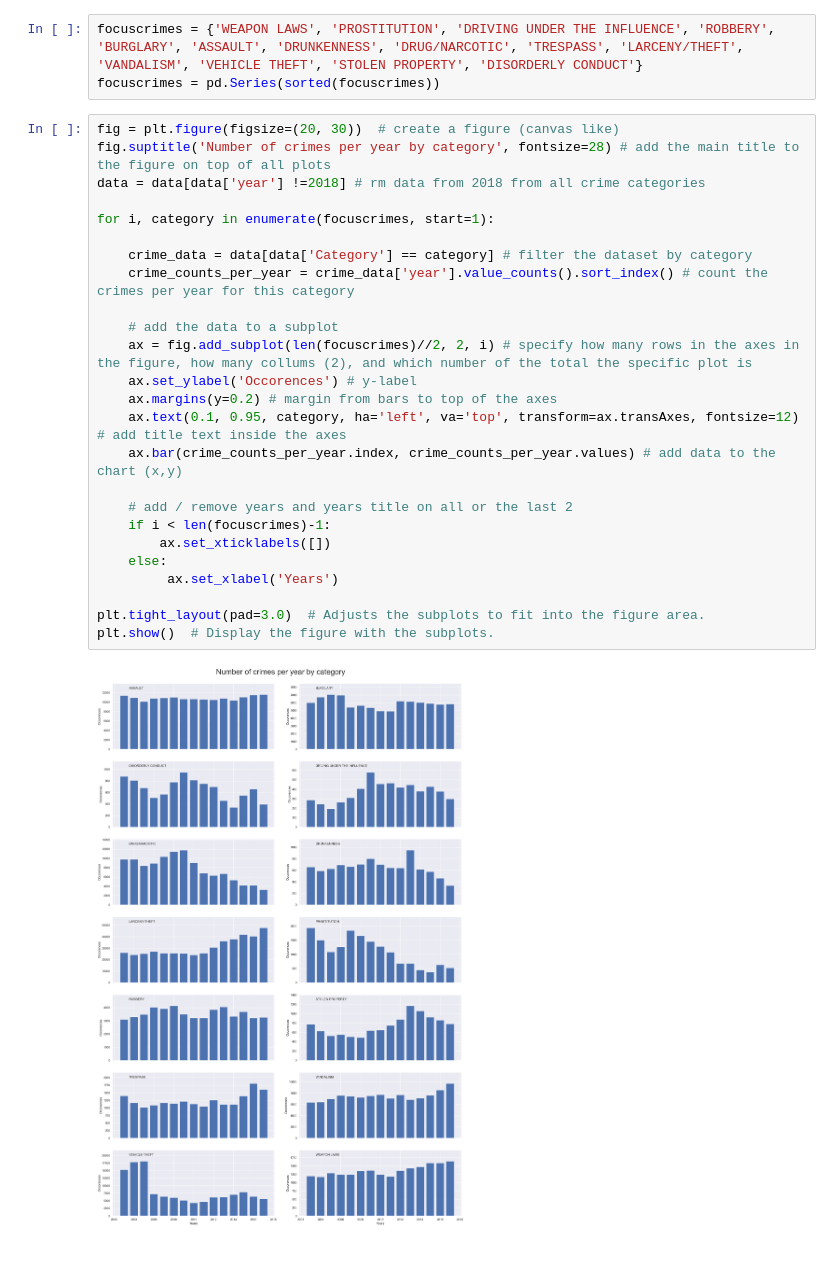
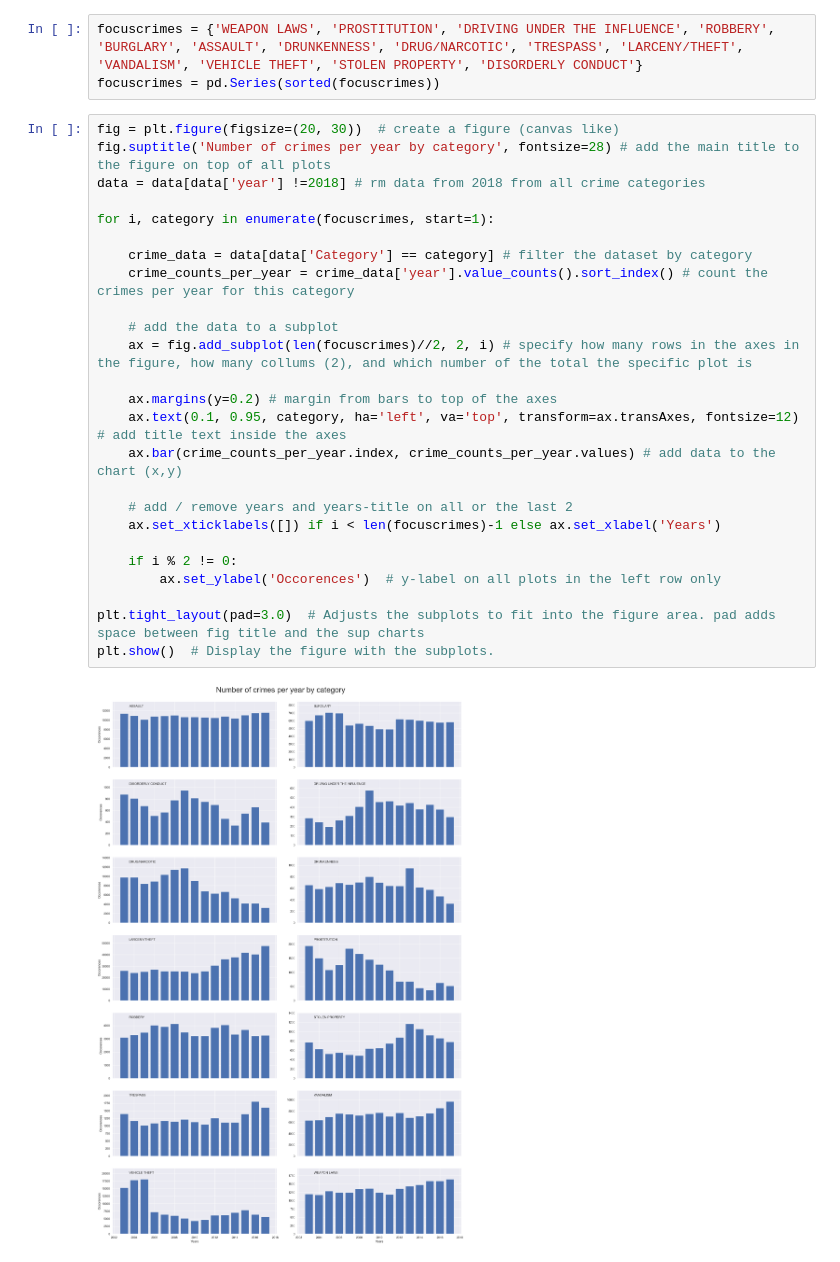
Before and after one commit to clbokea/socialdata2024, a Jupyter notebook: clbo/exercises.ipynb, the cells around one changed output. Drawn from its saved outputs; the diff is of its cells as text.

```diff
--- a/clbo/exercises.ipynb
+++ b/clbo/exercises.ipynb
@@ -213,27 +213,27 @@ focuscrimes = pd.Series(sorted(focuscrimes))
 # %%
 fig = plt.figure(figsize=(20, 30))  # create a figure (canvas like)
 fig.suptitle('Number of crimes per year by category', fontsize=28) # add the main title to the figure on top of all plots
 data = data[data['year'] !=2018] # rm data from 2018 from all crime categories
 
 for i, category in enumerate(focuscrimes, start=1):
 
     crime_data = data[data['Category'] == category] # filter the dataset by category
     crime_counts_per_year = crime_data['year'].value_counts().sort_index() # count the crimes per year for this category
 
     # add the data to a subplot
     ax = fig.add_subplot(len(focuscrimes)//2, 2, i) # specify how many rows in the axes in the figure, how many collums (2), and which number of the total the specific plot is
-    ax.set_ylabel('Occorences') # y-label
+
     ax.margins(y=0.2) # margin from bars to top of the axes
     ax.text(0.1, 0.95, category, ha='left', va='top', transform=ax.transAxes, fontsize=12) # add title text inside the axes
     ax.bar(crime_counts_per_year.index, crime_counts_per_year.values) # add data to the chart (x,y)
 
-    # add / remove years and years title on all or the last 2
-    if i < len(focuscrimes)-1:
-        ax.set_xticklabels([])
-    else:
-         ax.set_xlabel('Years')
+    # add / remove years and years-title on all or the last 2
+    ax.set_xticklabels([]) if i < len(focuscrimes)-1 else ax.set_xlabel('Years')
 
-plt.tight_layout(pad=3.0)  # Adjusts the subplots to fit into the figure area.
+    if i % 2 != 0:
+        ax.set_ylabel('Occorences')  # y-label on all plots in the left row only
+
+plt.tight_layout(pad=3.0)  # Adjusts the subplots to fit into the figure area. pad adds space between fig title and the sup charts
 plt.show()  # Display the figure with the subplots.
 # %% [output]
-[figure, old version]
+[figure, new version]
```
